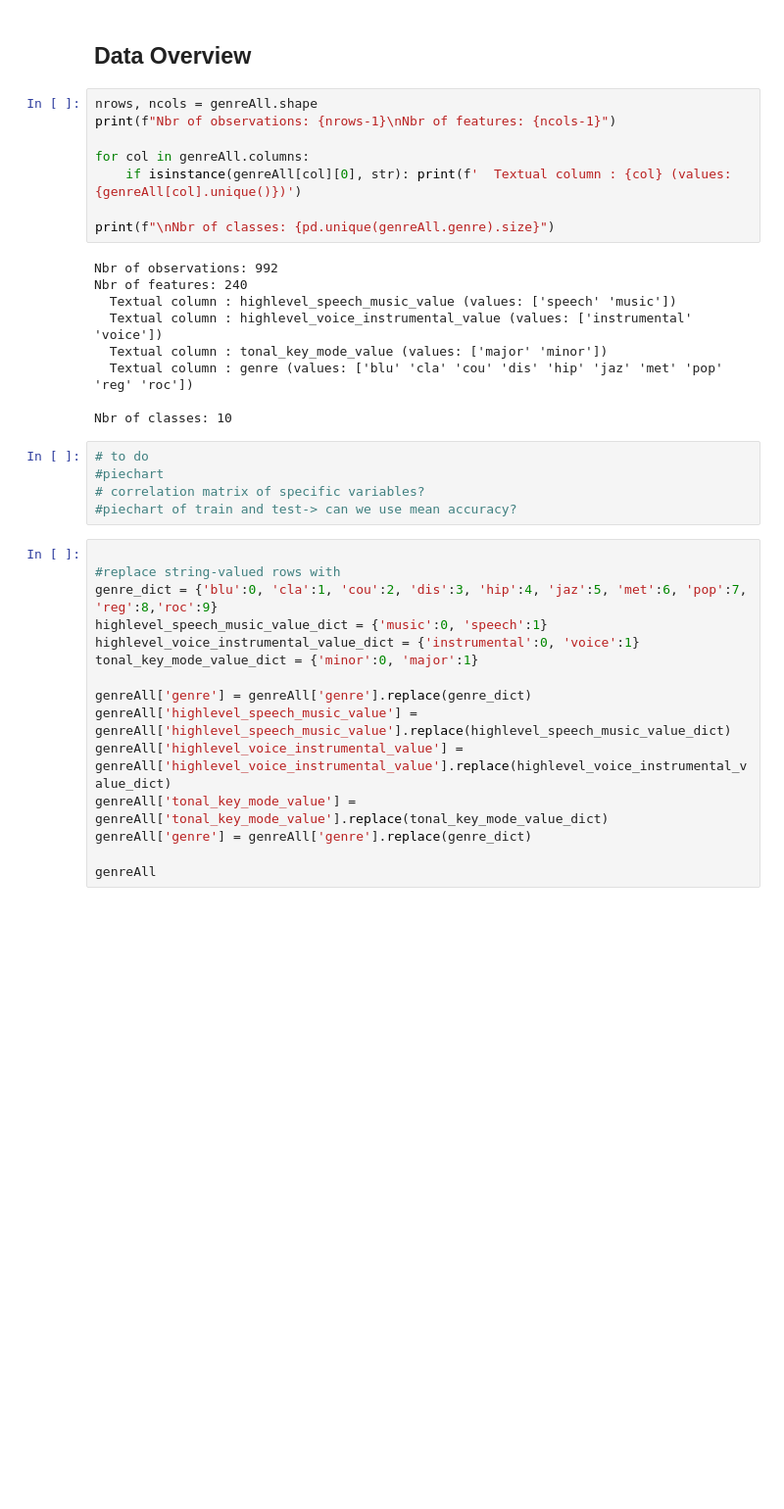
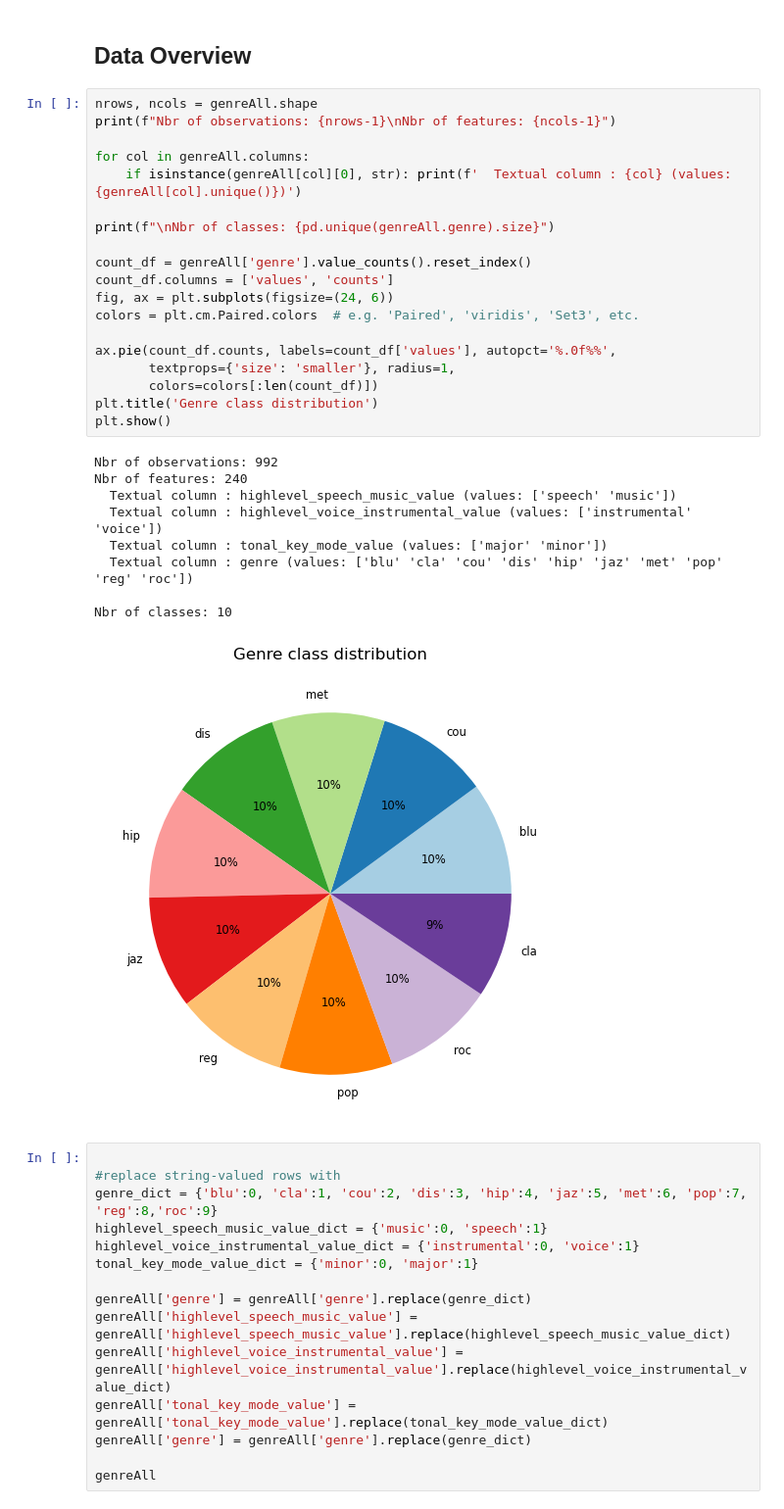
Before and after one commit to inesbroto/GenreClass_w_ML, a Jupyter notebook: Report.ipynb, the cells around one changed output. Shown at 98% size. Cells and saved outputs as stored; diff of their text form; blank space fills up the shorter version.

```diff
--- a/Report.ipynb
+++ b/Report.ipynb
@@ -17,25 +17,32 @@ feat_3 = pd.read_csv("/home/ibroto/Documents/UPF_SMC/ML/Lab1/Lab1/features_3_sec
 # %%
 nrows, ncols = genreAll.shape
 print(f"Nbr of observations: {nrows-1}\nNbr of features: {ncols-1}")
 
 for col in genreAll.columns:
     if isinstance(genreAll[col][0], str): print(f'  Textual column : {col} (values: {genreAll[col].unique()})')
 
 print(f"\nNbr of classes: {pd.unique(genreAll.genre).size}")
+
+count_df = genreAll['genre'].value_counts().reset_index()
+count_df.columns = ['values', 'counts']
+fig, ax = plt.subplots(figsize=(24, 6))
+colors = plt.cm.Paired.colors  # e.g. 'Paired', 'viridis', 'Set3', etc.
+
+ax.pie(count_df.counts, labels=count_df['values'], autopct='%.0f%%',
+       textprops={'size': 'smaller'}, radius=1,
+       colors=colors[:len(count_df)])
+plt.title('Genre class distribution')
+plt.show()
 # %% [output]
 Nbr of observations: 992
 Nbr of features: 240
   Textual column : highlevel_speech_music_value (values: ['speech' 'music'])
   Textual column : highlevel_voice_instrumental_value (values: ['instrumental' 'voice'])
   Textual column : tonal_key_mode_value (values: ['major' 'minor'])
   Textual column : genre (values: ['blu' 'cla' 'cou' 'dis' 'hip' 'jaz' 'met' 'pop' 'reg' 'roc'])
 
 Nbr of classes: 10
+[figure, added]
-# %%
-# to do
-#piechart
-# correlation matrix of specific variables?
-#piechart of train and test-> can we use mean accuracy?
 # %%
 
 #replace string-valued rows with
```
Also changed, not shown: parts of 4 cells of this notebook.
